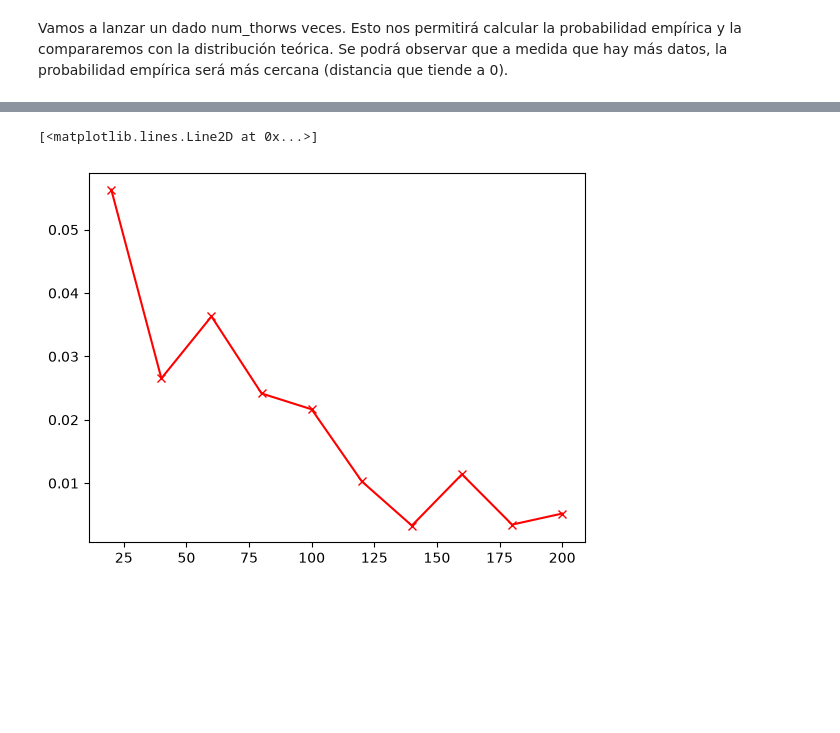
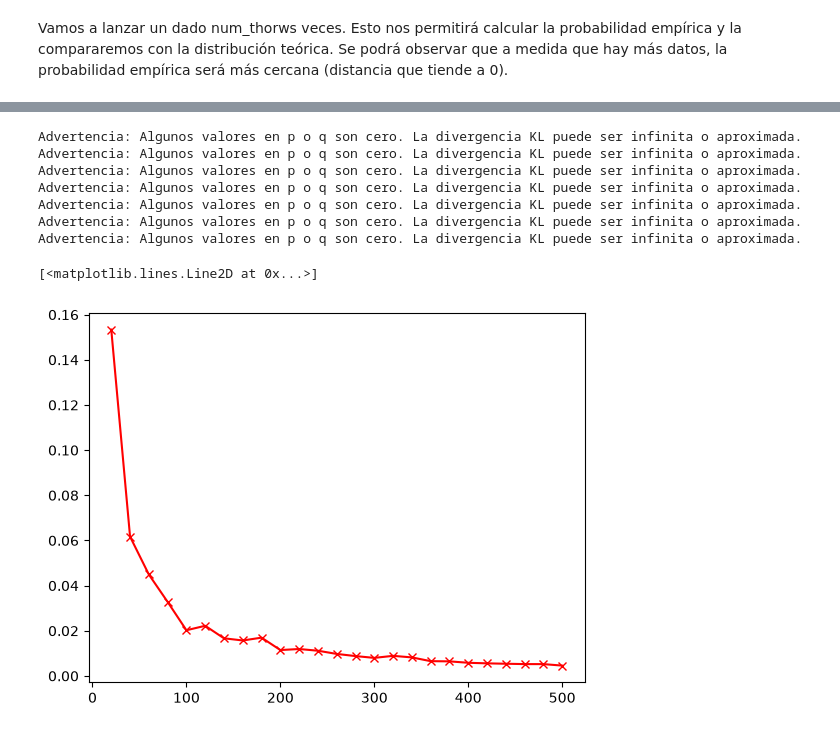
Before and after one commit to Emanuel684/Curso_TAAE, a Jupyter notebook: Unidad 3/distancia_KL.ipynb, the cells around one changed output, grey strips where cells are left out. Saved outputs shown, nothing was run; the diff lists cells and outputs as text; code cells hidden in the pictures; blank space fills up the shorter version.

```diff
--- a/Unidad 3/distancia_KL.ipynb
+++ b/Unidad 3/distancia_KL.ipynb
@@ -80,19 +126,31 @@ Distancia de KL (Experimental vs Uniforme): 0.001041
 # %%
-#Miremos cómo a medida que aumentamos el número de lanzamientos, la distancia KL debería acercarse a cero, indicando que la distribución experimental se aproxima a la distribución uniforme teórica.
-num=[int(ni) for ni in np.arange(20, 210, 20)]
+# Miremos cómo a medida que aumentamos el número de lanzamientos, la distancia KL debería acercarse a cero,
+# indicando que la distribución experimental se aproxima a la distribución uniforme teórica.
+num=[int(ni) for ni in np.arange(20, 510, 20)]
 KL=[]
-for n in num:
-    # 1. Simular 20 lanzamientos de un dado de 6 caras
-    num_throws = n
-    die_rolls = np.random.randint(1, 7, num_throws) # Dado de 6 caras (1 a 6)
-    counts = pd.Series(die_rolls).value_counts().sort_index()
-    all_faces = np.arange(1, 7)
-    experimental_counts = counts.reindex(all_faces, fill_value=0)
-    experimental_probs = experimental_counts / num_throws
-    uniform_probs = np.full(6, 1/6)
-    kl_divergence = kl_discrete(experimental_probs.values, uniform_probs)
-    KL.append(kl_divergence)
+for n in tqdm(num):
+    #Repetición del experimento 10 veces para poder promediar la distancia KL y obtener un resultado más estable
+    kl_divergences = []
+    for _ in range(50):
+        # 1. Simular 20 lanzamientos de un dado de 6 caras
+        num_throws = n
+        die_rolls = np.random.randint(1, 7, num_throws) # Dado de 6 caras (1 a 6)
+        counts = pd.Series(die_rolls).value_counts().sort_index()
+        all_faces = np.arange(1, 7)
+        experimental_counts = counts.reindex(all_faces, fill_value=0)
+        experimental_probs = experimental_counts / num_throws
+        uniform_probs = np.full(6, 1/6)
+        kl_divergence = kl_discrete(experimental_probs.values, uniform_probs)
+        kl_divergences.append(kl_divergence)
+    KL.append(np.mean(kl_divergences))
 plt.plot(num,KL, 'x-r')
 # %% [output]
-[<matplotlib.lines.Line2D at 0x...>]
+Advertencia: Algunos valores en p o q son cero. La divergencia KL puede ser infinita o aproximada.
+Advertencia: Algunos valores en p o q son cero. La divergencia KL puede ser infinita o aproximada.
+Advertencia: Algunos valores en p o q son cero. La divergencia KL puede ser infinita o aproximada.
+Advertencia: Algunos valores en p o q son cero. La divergencia KL puede ser infinita o aproximada.
+Advertencia: Algunos valores en p o q son cero. La divergencia KL puede ser infinita o aproximada.
+Advertencia: Algunos valores en p o q son cero. La divergencia KL puede ser infinita o aproximada.
+Advertencia: Algunos valores en p o q son cero. La divergencia KL puede ser infinita o aproximada.
+[<matplotlib.lines.Line2D at 0x...>]
-[figure, old version]
+[figure, new version]
```
Also changed, not shown: parts of 3 cells of this notebook, 3 other files.
